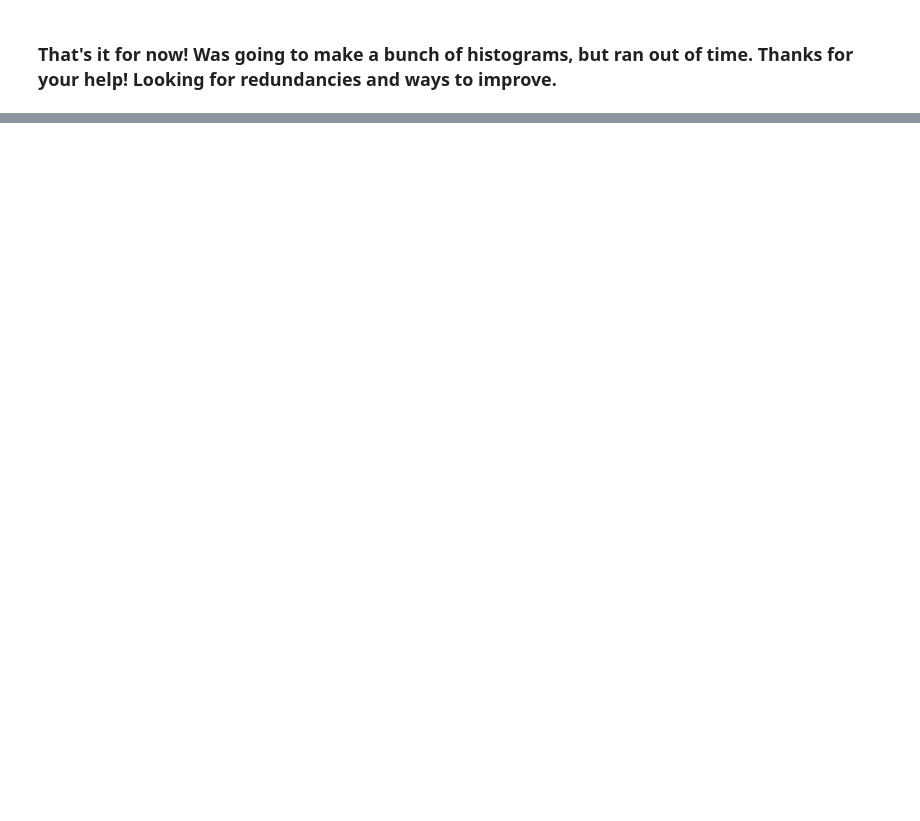
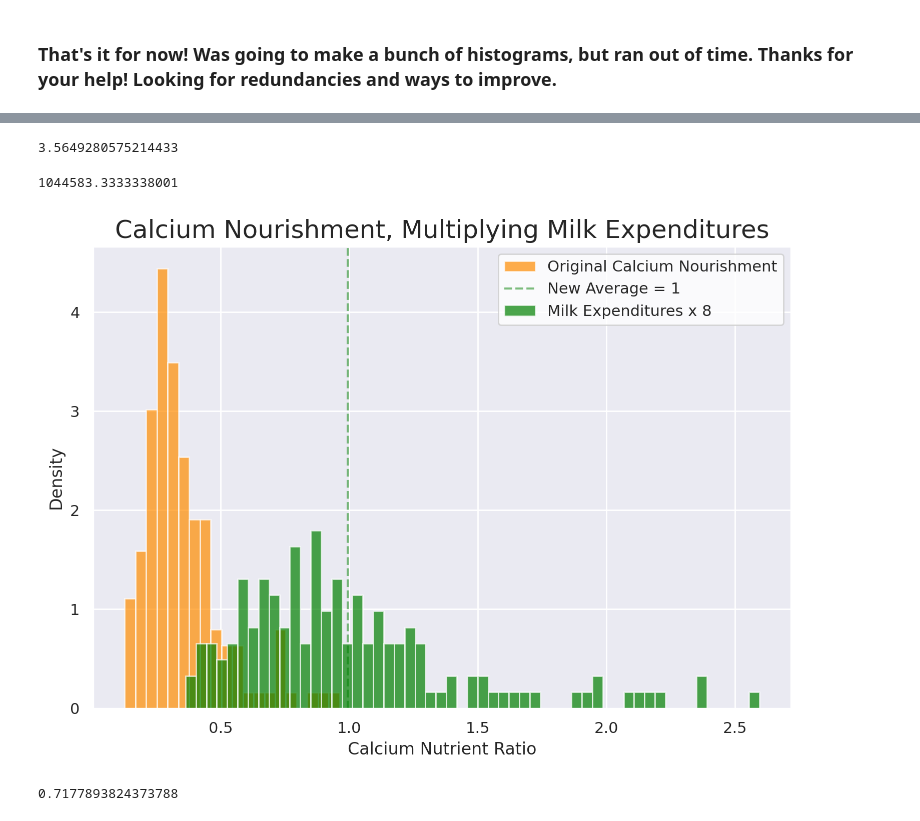
Before and after one commit to malenabuffagni/DavidZilberman, a Jupyter notebook: For_Review/Nutrition_Changes.ipynb, the cells around one changed output, grey strips where cells are left out. Cells and saved outputs as stored; diff of their text form; code cells hidden in the pictures; blank space fills up the shorter version.

```diff
--- a/For_Review/Nutrition_Changes.ipynb
+++ b/For_Review/Nutrition_Changes.ipynb
@@ -344,0 +413,55 @@ fish_avgs
+# %%
+68822.91667/19305.555556666666
+# %% [output]
+3.5649280575214433
+# %%
+x_tanzania['Milk (fresh)'].sum()
+# %% [output]
+1044583.3333338001
+# %%
+x_tanzania_Milk_doubled = x_tanzania.copy()
+# %%
+x_tanzania_Milk_doubled['Milk (fresh)'] = x_tanzania['Milk (fresh)']*8
+# %%
+# Running the CFE regression with the doubled expenditures
+result_tanzania_doubled = cfe.Regression(y=np.log(x_tanzania_Milk_doubled.stack()), d=z_tanzania)
+# %%
+xhat = result_tanzania_doubled.predicted_expenditures()
+
+qhat = (xhat.unstack('j')/p_tanzania).dropna(how='all')
+
+qhat = qhat.loc[:,qhat.count()>0]
+
+use = fct_tanzania.index.intersection(qhat.columns)
+
+nutrients = qhat[use]@fct_tanzania.loc[use,:]
+nutrients.mean()
+
+z = z_tanzania[rdi_tanzania.columns.tolist()]
+
+hh_rdi = z@rdi_tanzania.T
+
+hh_rwi = hh_rdi*7
+
+use_nutrients = nutrients.columns.intersection(hh_rwi.columns)
+
+nutrient_ratio_tanzania_doubled = (nutrients[use_nutrients]/hh_rwi[use_nutrients]).dropna()
+
+plt.figure(figsize=(9, 6), dpi=200)
+
+# Plotting the normalized histogram for Uganda's energy nutrient ratio
+plt.hist(nutrient_ratio_tanzania['Calcium'], bins=20, alpha=0.7, label='Original Calcium Nourishment', color = 'darkorange', density=True)
+
+# Plotting the normalized histogram for Tanzania's energy nutrient ratio
+plt.axvline(np.mean(nutrient_ratio_tanzania_doubled['Calcium']), ls = 'dashed', alpha = 0.5, color = 'green', label = 'New Average = 1')
+plt.hist(nutrient_ratio_tanzania_doubled['Calcium'], bins=55, alpha = 0.7, label='Milk Expenditures x 8', color = 'green', density=True)
+plt.title('Calcium Nourishment, Multiplying Milk Expenditures', fontsize = 18)
+
+plt.xlabel('Calcium Nutrient Ratio')
+plt.ylabel('Density')  # Adjusting label to 'Density' for clarity
+plt.legend(loc='upper right', facecolor = 'white')
+
+plt.savefig('milk_exp_multiplied.png')
+plt.show()
+# %% [output]
+[figure, added]
@@ -344,0 +501,4 @@ fish_avgs
+# %%
+np.mean(pp09)
+# %% [output]
+0.7177893824373788
```
Also changed, not shown: parts of 24 cells of this notebook, 5 other files.
